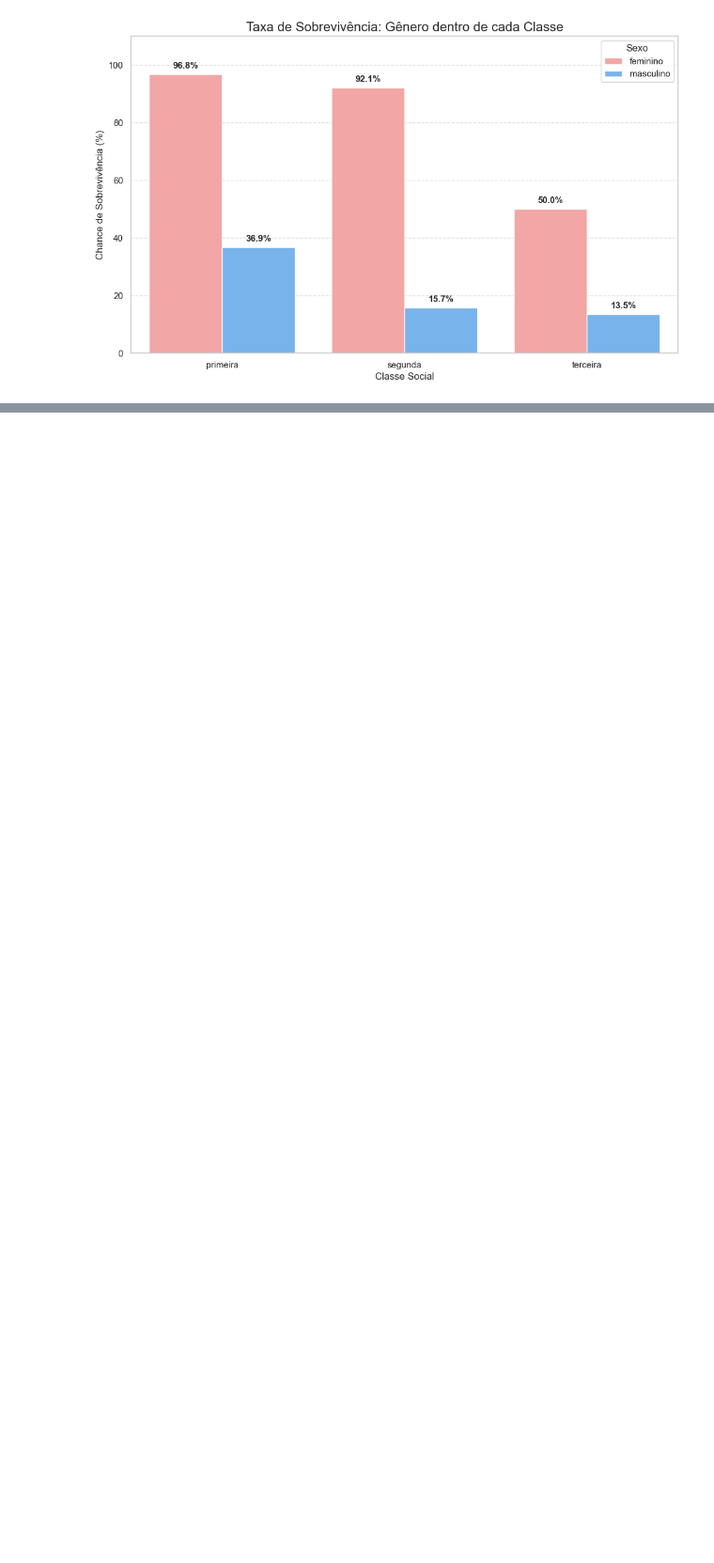
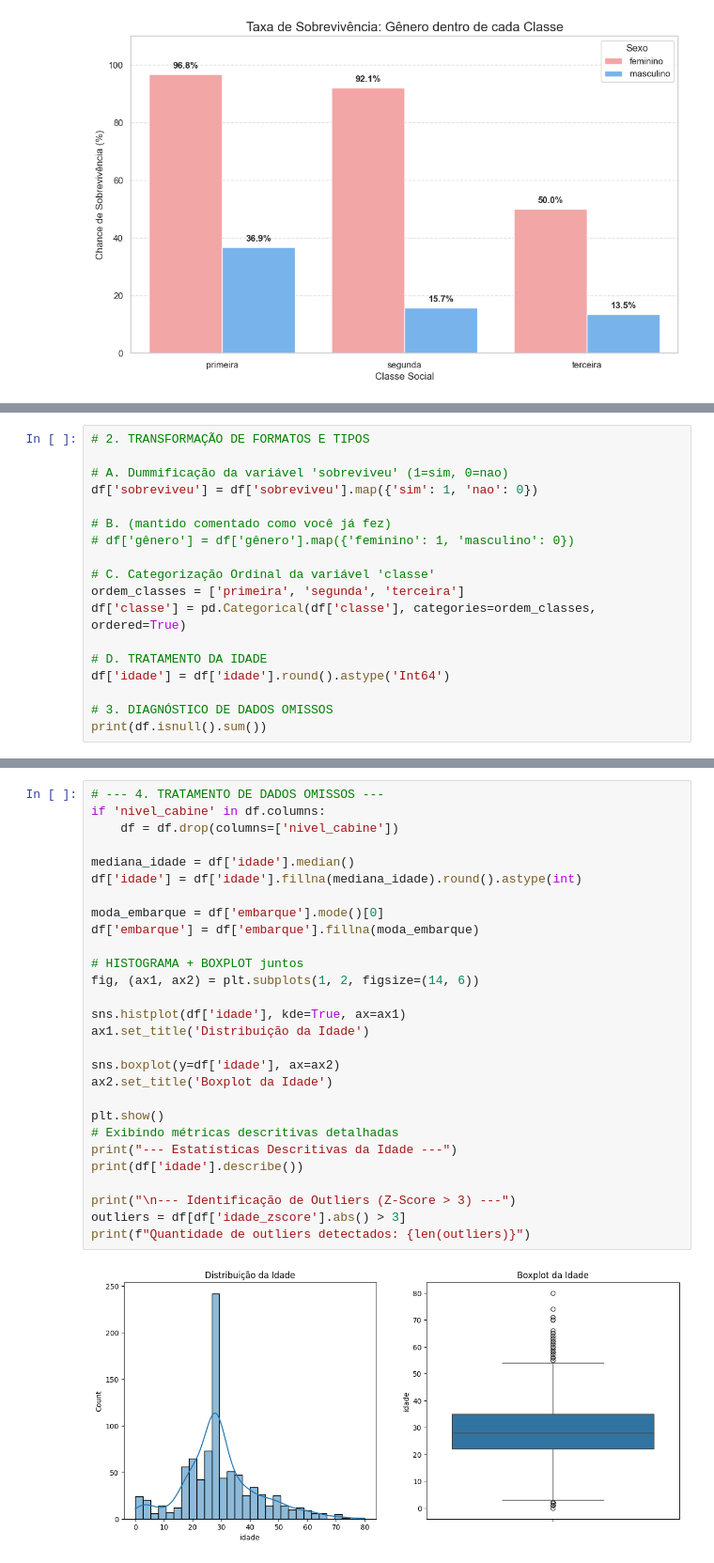
Before and after one commit to geovann4s/AnaliseTitanicaula, a Jupyter notebook: teste.ipynb, the cells around one changed output, grey strips where cells are left out. Shown at 94% size. Drawn from its saved outputs; the diff is of its cells as text; blank space fills up the shorter version.

```diff
--- a/teste.ipynb
+++ b/teste.ipynb
@@ -429,0 +543,18 @@ NameError: name 'git' is not defined
+# %%
+# 2. TRANSFORMAÇÃO DE FORMATOS E TIPOS
+
+# A. Dummificação da variável 'sobreviveu' (1=sim, 0=nao)
+df['sobreviveu'] = df['sobreviveu'].map({'sim': 1, 'nao': 0})
+
+# B. (mantido comentado como você já fez)
+# df['gênero'] = df['gênero'].map({'feminino': 1, 'masculino': 0})
+
+# C. Categorização Ordinal da variável 'classe'
+ordem_classes = ['primeira', 'segunda', 'terceira']
+df['classe'] = pd.Categorical(df['classe'], categories=ordem_classes, ordered=True)
+
+# D. TRATAMENTO DA IDADE
+df['idade'] = df['idade'].round().astype('Int64')
+
+# 3. DIAGNÓSTICO DE DADOS OMISSOS
+print(df.isnull().sum())
@@ -429,0 +573,30 @@ NameError: name 'git' is not defined
+# %%
+# --- 4. TRATAMENTO DE DADOS OMISSOS ---
+if 'nivel_cabine' in df.columns:
+    df = df.drop(columns=['nivel_cabine'])
+
+mediana_idade = df['idade'].median()
+df['idade'] = df['idade'].fillna(mediana_idade).round().astype(int)
+
+moda_embarque = df['embarque'].mode()[0]
+df['embarque'] = df['embarque'].fillna(moda_embarque)
+
+# HISTOGRAMA + BOXPLOT juntos
+fig, (ax1, ax2) = plt.subplots(1, 2, figsize=(14, 6))
+
+sns.histplot(df['idade'], kde=True, ax=ax1)
+ax1.set_title('Distribuição da Idade')
+
+sns.boxplot(y=df['idade'], ax=ax2)
+ax2.set_title('Boxplot da Idade')
+
+plt.show()
+# Exibindo métricas descritivas detalhadas
+print("--- Estatísticas Descritivas da Idade ---")
+print(df['idade'].describe())
+
+print("\n--- Identificação de Outliers (Z-Score > 3) ---")
+outliers = df[df['idade_zscore'].abs() > 3]
+print(f"Quantidade de outliers detectados: {len(outliers)}")
+# %% [output]
+[figure, added]
```
Also changed, not shown: parts of 20 cells of this notebook, 2 other files.
